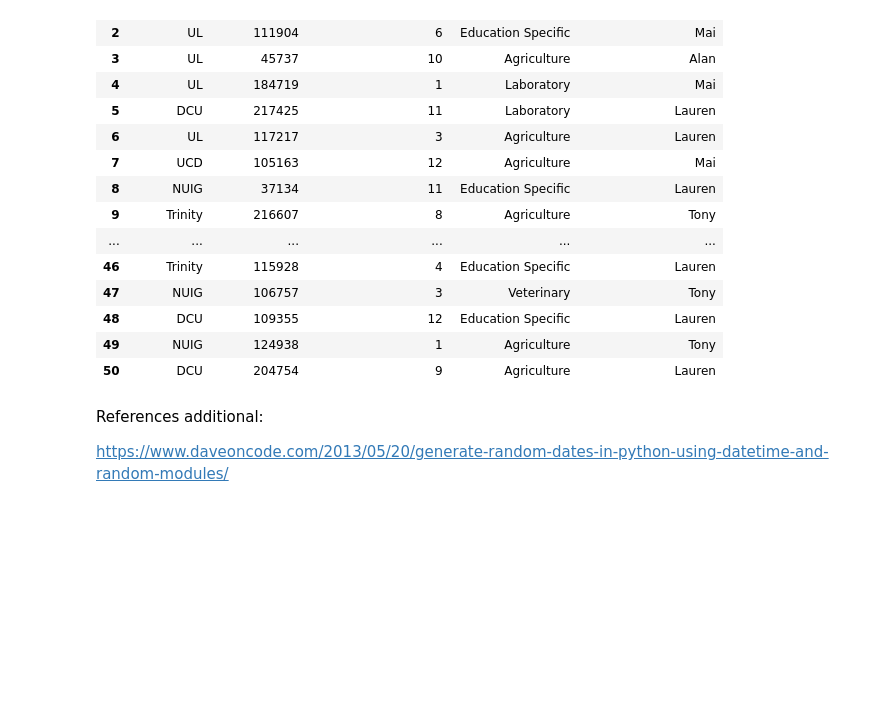
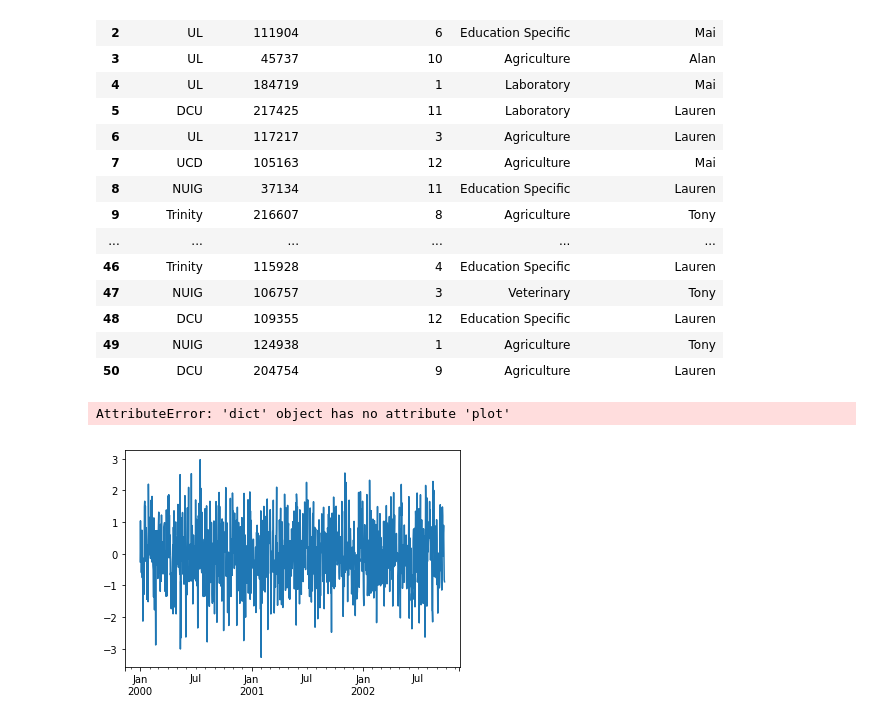
Before and after one commit to colettegallagher/simulating-data, a Jupyter notebook: Simulating Data.ipynb, the cells around one changed output. Saved outputs shown, nothing was run; the diff lists cells and outputs as text; code cells hidden in the pictures; blank space fills up the shorter version.

Commit message:
references to plot dataset'

```diff
--- a/Simulating Data.ipynb
+++ b/Simulating Data.ipynb
@@ -36,7 +40,13 @@ pd.DataFrame(dict_new)
 | 48 | DCU | 109355 | 12 | Education Specific | Lauren |
 | 49 | NUIG | 124938 | 1 | Agriculture | Tony |
 | 50 | DCU | 204754 | 9 | Agriculture | Lauren |
-# %% [markdown]
-References additional:
-
-https://www.daveoncode.com/2013/05/20/generate-random-dates-in-python-using-datetime-and-random-modules/
+# %%
+df.plot(kind='bar',x='university_arr',y='projects_arr')
+# %% [output]
+AttributeError: 'dict' object has no attribute 'plot'
+# %%
+ts = pd.Series(np.random.randn(1000), index=pd.date_range('1/1/2000', periods=1000))
+ts.plot()
+plt.show()
+# %% [output]
+[figure, added]
```
Also changed, not shown: parts of 4 cells of this notebook.
